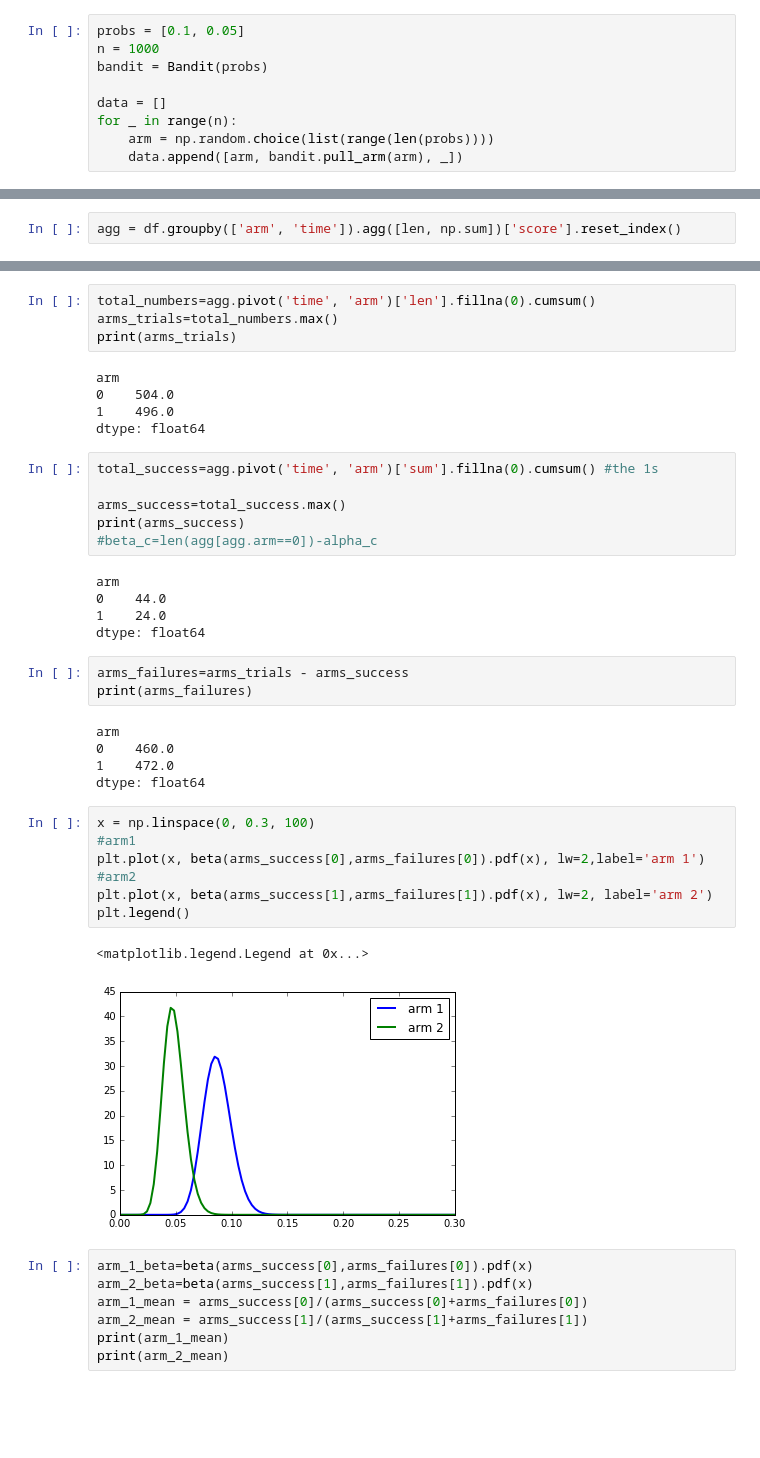
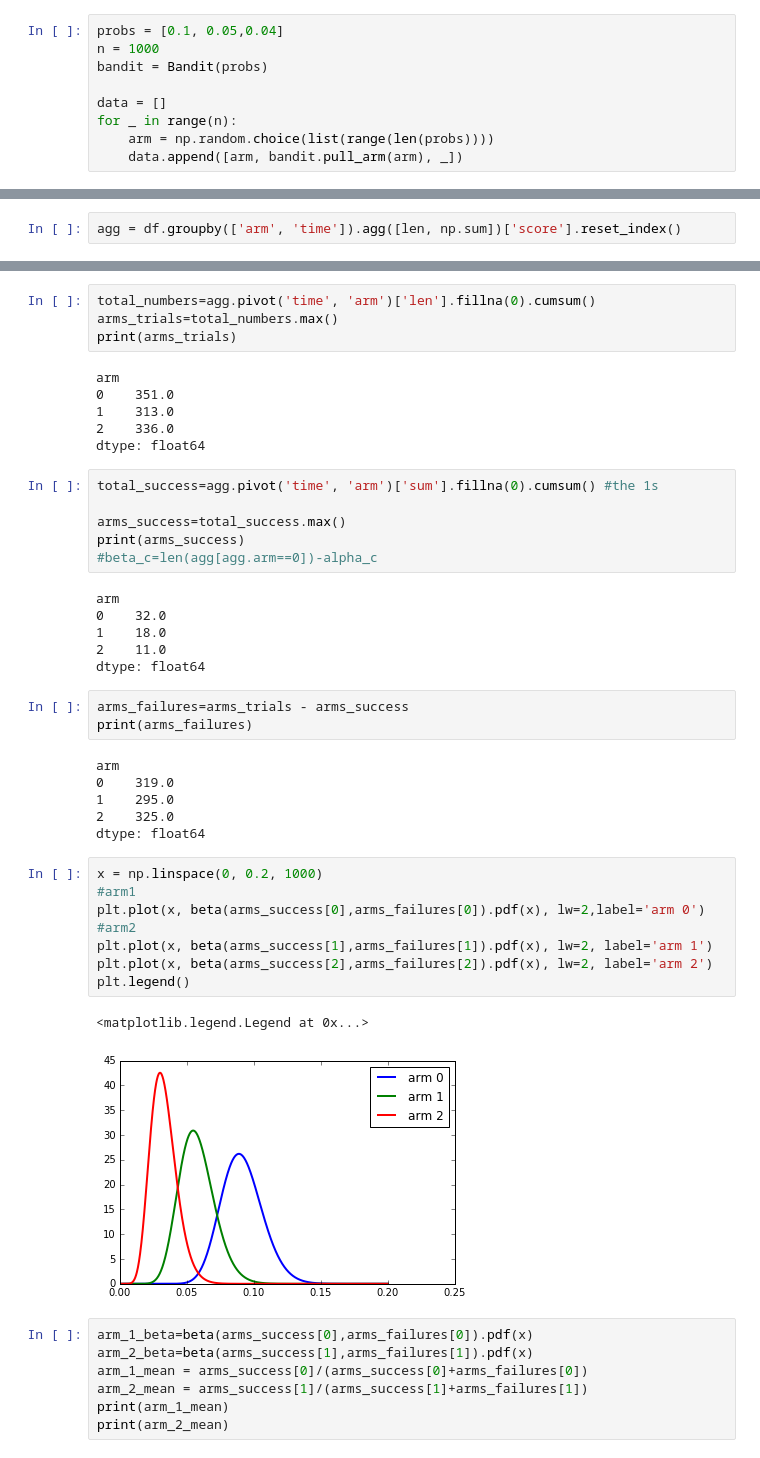
Before and after one commit to TTomm1/bandit_exercise, a Jupyter notebook: ArmedBanditNotebook.ipynb, the cells around one changed output, grey strips where cells are left out. Cells and saved outputs as stored; diff of their text form; blank space fills up the shorter version.

```diff
--- a/ArmedBanditNotebook.ipynb
+++ b/ArmedBanditNotebook.ipynb
@@ -142,7 +142,7 @@ total regret is 32.0
 # %% [markdown]
 ***Alternate solution (simple beta probabilities) - using belief ***
 # %%
-probs = [0.1, 0.05]
+probs = [0.1, 0.05,0.04]
 n = 1000
 bandit = Bandit(probs)
 
@@ -178,8 +178,9 @@ arms_trials=total_numbers.max()
 print(arms_trials)
 # %% [output]
 arm
-0    504.0
-1    496.0
+0    351.0
+1    313.0
+2    336.0
 dtype: float64
 # %%
 total_success=agg.pivot('time', 'arm')['sum'].fillna(0).cumsum() #the 1s
@@ -189,27 +190,30 @@ print(arms_success)
 #beta_c=len(agg[agg.arm==0])-alpha_c
 # %% [output]
 arm
-0    44.0
-1    24.0
+0    32.0
+1    18.0
+2    11.0
 dtype: float64
 # %%
 arms_failures=arms_trials - arms_success
 print(arms_failures)
 # %% [output]
 arm
-0    460.0
-1    472.0
+0    319.0
+1    295.0
+2    325.0
 dtype: float64
 # %%
-x = np.linspace(0, 0.3, 100)
+x = np.linspace(0, 0.2, 1000)
 #arm1
-plt.plot(x, beta(arms_success[0],arms_failures[0]).pdf(x), lw=2,label='arm 1')
+plt.plot(x, beta(arms_success[0],arms_failures[0]).pdf(x), lw=2,label='arm 0')
 #arm2
-plt.plot(x, beta(arms_success[1],arms_failures[1]).pdf(x), lw=2, label='arm 2')
+plt.plot(x, beta(arms_success[1],arms_failures[1]).pdf(x), lw=2, label='arm 1')
+plt.plot(x, beta(arms_success[2],arms_failures[2]).pdf(x), lw=2, label='arm 2')
 plt.legend()
 # %% [output]
 <matplotlib.legend.Legend at 0x...>
-[figure, old version]
+[figure, new version]
 # %%
 arm_1_beta=beta(arms_success[0],arms_failures[0]).pdf(x)
 arm_2_beta=beta(arms_success[1],arms_failures[1]).pdf(x)
```
Also changed, not shown: parts of 7 cells of this notebook.
